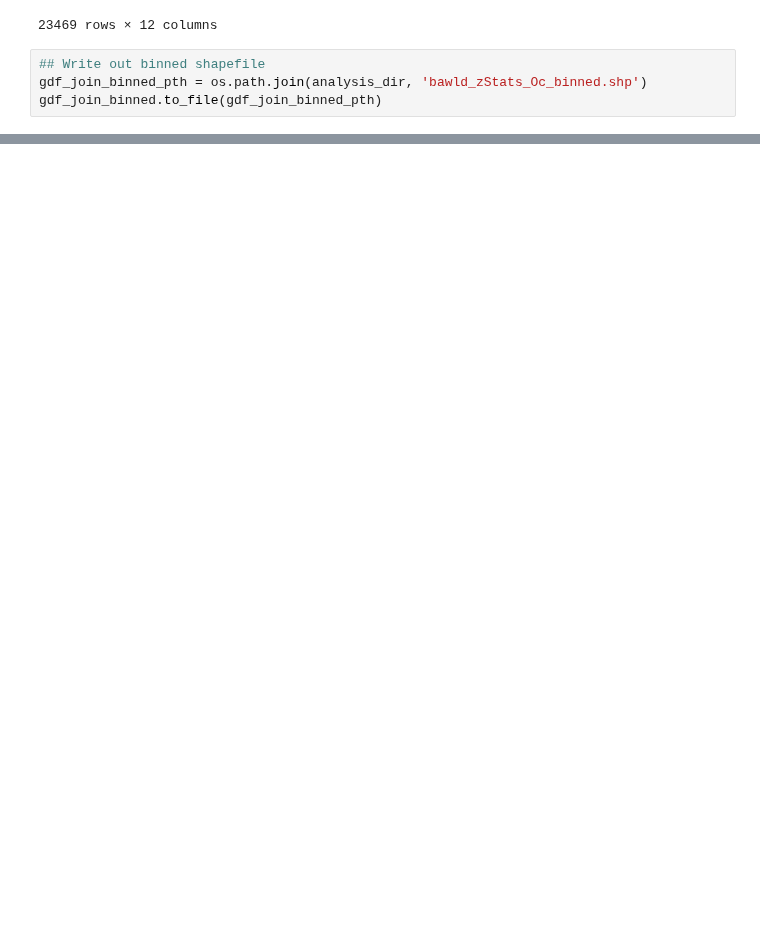
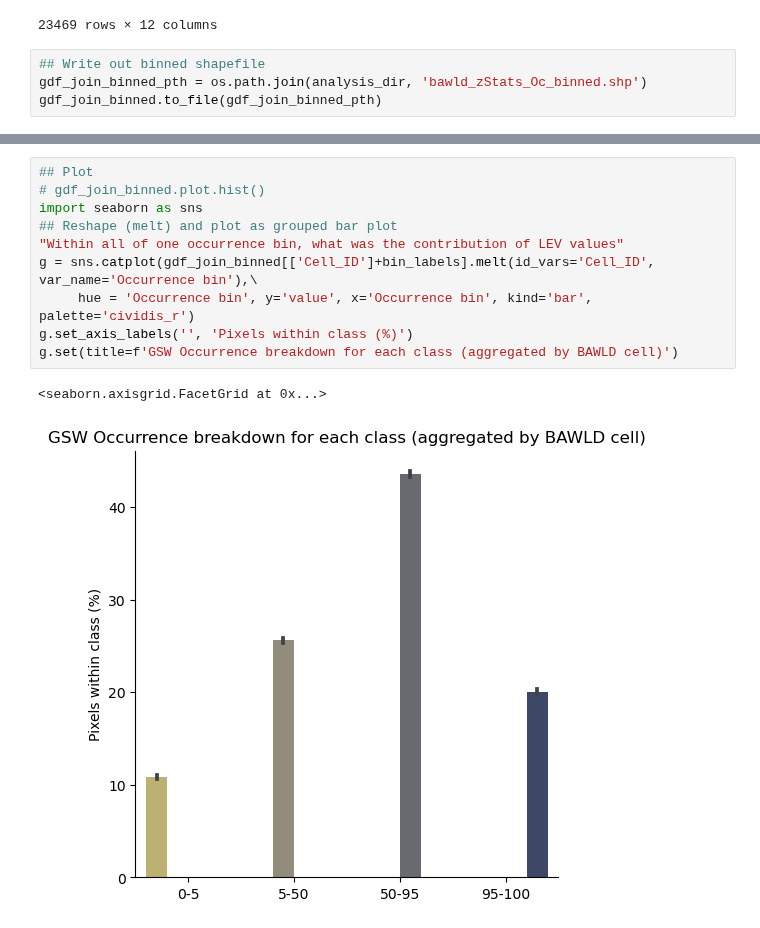
Before and after one commit to ekcomputer/lake-area, a Jupyter notebook: LEV_zonal_EE_batch.ipynb, the cells around one changed output, grey strips where cells are left out. Drawn from its saved outputs; the diff is of its cells as text; blank space fills up the shorter version.

Commit message:
Adding histogram plots

```diff
--- a/LEV_zonal_EE_batch.ipynb
+++ b/LEV_zonal_EE_batch.ipynb
@@ -250,0 +272,13 @@ gdf_join_binned.to_file(gdf_join_binned_pth)
+# %%
+## Plot
+# gdf_join_binned.plot.hist()
+import seaborn as sns
+## Reshape (melt) and plot as grouped bar plot
+"Within all of one occurrence bin, what was the contribution of LEV values"
+g = sns.catplot(gdf_join_binned[['Cell_ID']+bin_labels].melt(id_vars='Cell_ID', var_name='Occurrence bin'),\
+     hue = 'Occurrence bin', y='value', x='Occurrence bin', kind='bar', palette='cividis_r')
+g.set_axis_labels('', 'Pixels within class (%)')
+g.set(title=f'GSW Occurrence breakdown for each class (aggregated by BAWLD cell)')
+# %% [output]
+<seaborn.axisgrid.FacetGrid at 0x...>
+[figure, added]
```
Also changed, not shown: parts of 3 cells of this notebook, 1 other file.
